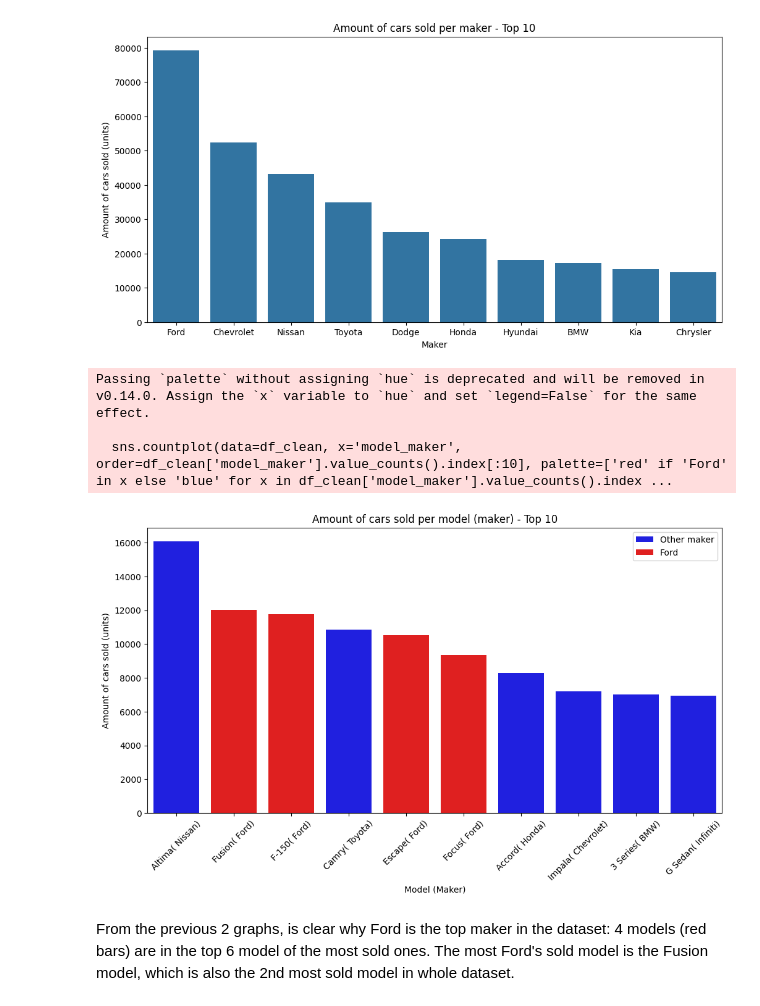
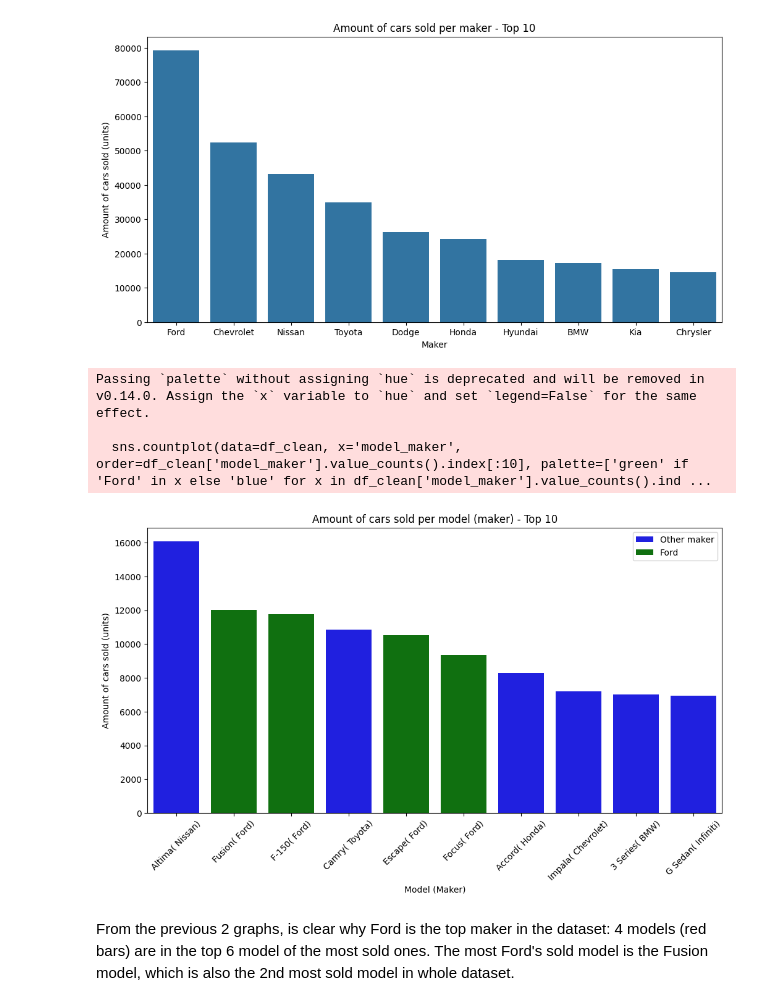
Before and after one commit to wizard86pz/cars_sales_us, a Jupyter notebook: ETL_cars.ipynb, the cells around one changed output. Saved outputs shown, nothing was run; the diff lists cells and outputs as text; code cells hidden in the pictures.

```diff
--- a/ETL_cars.ipynb
+++ b/ETL_cars.ipynb
@@ -619,7 +623,7 @@ for x in x:
     plt.bar([f'Model age < {x} years',f'Model age ≥ {x} years'],[fewer_prices_prices, more_equal_prices])
     plt.text(0, fewer_prices_prices, round(fewer_prices_prices/1e9,3), ha='center', va='bottom')
     plt.text(1, more_equal_prices, round(more_equal_prices/1e9,3), ha='center', va='bottom')
-    plt.title('Comparison between USD billions sales with model age fewer and more than '+ str(x) + ' years')
+    plt.title('Comparison between USD billions sales with model age fewer and more than '+ str(x) + ' age years')
     plt.ylabel('USD billions sales')
     plt.show()
 # %% [output]
@@ -663,24 +667,24 @@ plt.show()
 # %%
 #le'ts create a new column "model_maker" with the model and the maker of the car
 df_clean['model_maker'] = df_clean['model'] + '( ' + df_clean['maker'] + ')'
 
 #let's graph the amount of cars sold per model, showing the top 10 models
 plt.figure(figsize=(12,6))
-sns.countplot(data=df_clean, x='model_maker', order=df_clean['model_maker'].value_counts().index[:10], palette=['red' if 'Ford' in x else 'blue' for x in df_clean['model_maker'].value_counts().index[:10]])
+sns.countplot(data=df_clean, x='model_maker', order=df_clean['model_maker'].value_counts().index[:10], palette=['green' if 'Ford' in x else 'blue' for x in df_clean['model_maker'].value_counts().index[:10]])
 plt.title('Amount of cars sold per model (maker) - Top 10')
 plt.xticks(rotation=45)
 plt.xlabel('Model (Maker)')
 plt.ylabel('Amount of cars sold (units)')
 plt.legend(['Other maker','Ford'])
 plt.show()
 
 #let's drop the column "model_maker" since we will not use it anymore
 df_clean.drop(columns=['model_maker'], inplace=True)
 # %% [output]
 Passing `palette` without assigning `hue` is deprecated and will be removed in v0.14.0. Assign the `x` variable to `hue` and set `legend=False` for the same effect.
 
-  sns.countplot(data=df_clean, x='model_maker', order=df_clean['model_maker'].value_counts().index[:10], palette=['red' if 'Ford' in x else 'blue' for x in df_clean['model_maker'].value_counts().index ...
+  sns.countplot(data=df_clean, x='model_maker', order=df_clean['model_maker'].value_counts().index[:10], palette=['green' if 'Ford' in x else 'blue' for x in df_clean['model_maker'].value_counts().ind ...
-[figure, old version]
+[figure, new version]
 # %% [markdown]
 From the previous 2 graphs, is clear why Ford is the top maker in the dataset: 4 models (red bars) are in the top 6 model of the most sold ones. The most Ford's sold model is the Fusion model, which is also the 2nd most sold model in whole dataset.
 # %%
```
Also changed, not shown: parts of 13 cells of this notebook.
